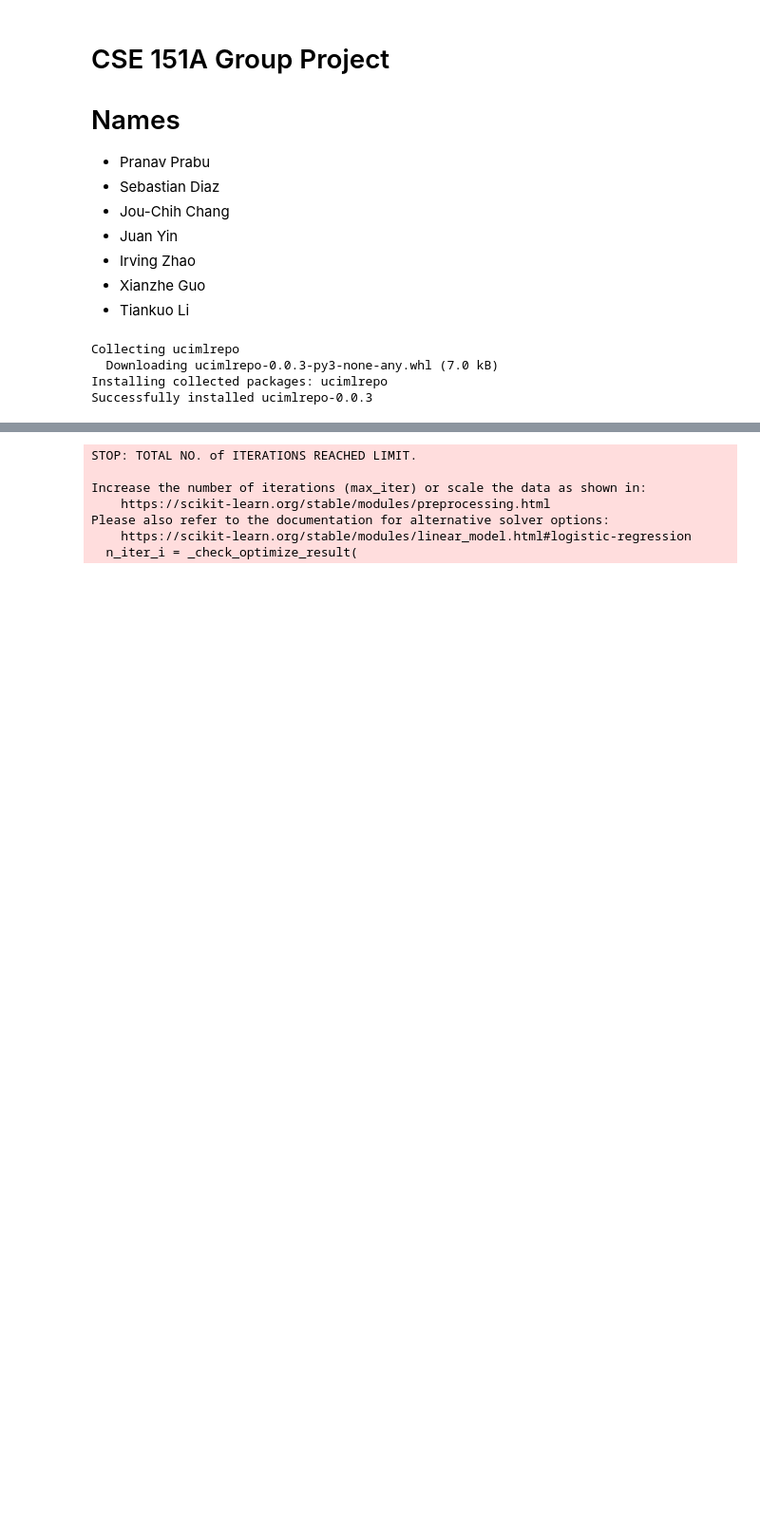
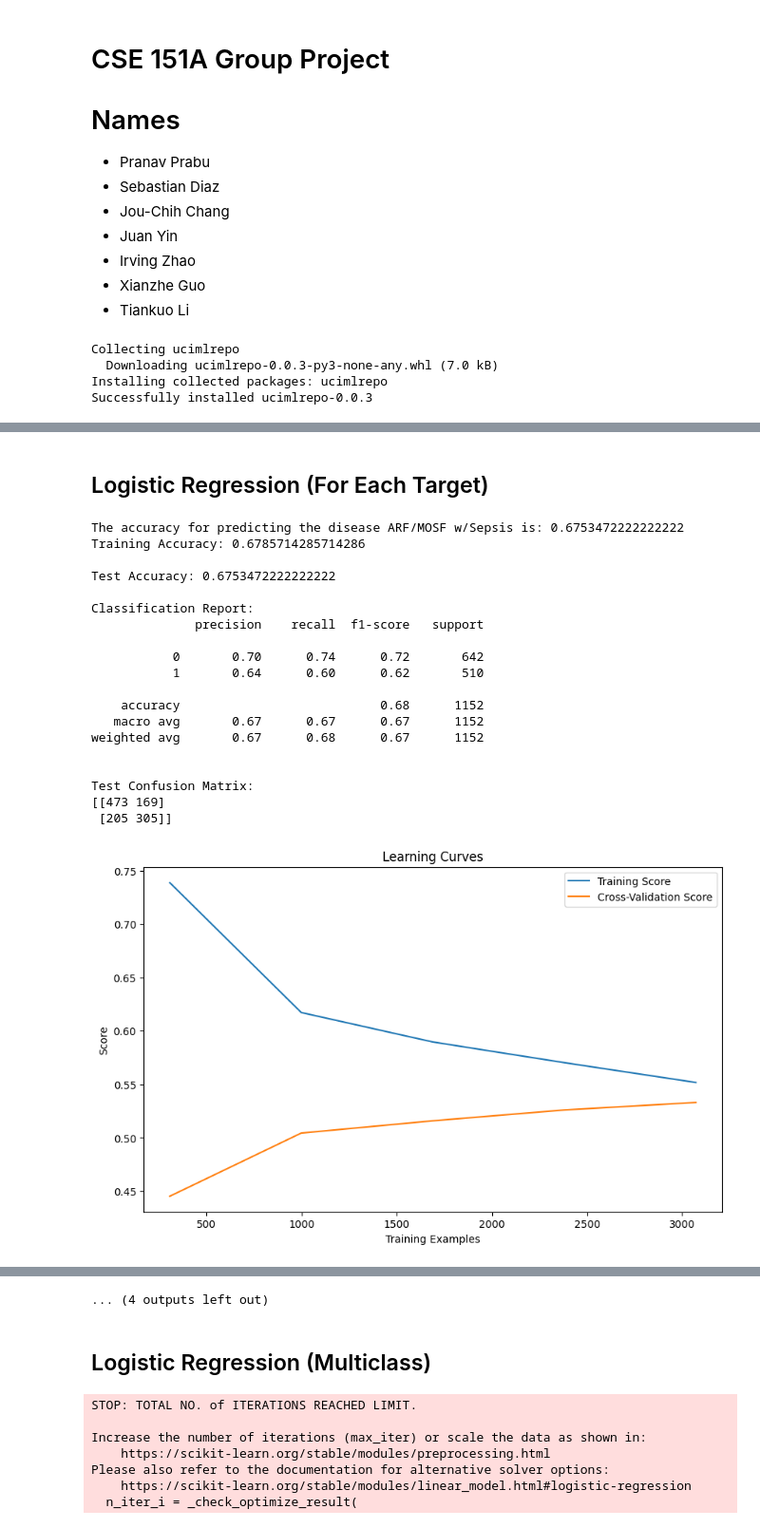
Before and after one commit to sebastian-dv/CSE-151A-Project, a Jupyter notebook: SUPPORT2_Model_1.ipynb, the cells around one changed output, grey strips where cells are left out. Shown at 95% size. Saved outputs shown, nothing was run; the diff lists cells and outputs as text; code cells hidden in the pictures; blank space fills up the shorter version.

```diff
--- a/SUPPORT2_Model_1.ipynb
+++ b/SUPPORT2_Model_1.ipynb
@@ -55,3 +57,73 @@ df['sex'].replace('male', 1, inplace=True)
 # %%
 targets = df['dzgroup']
 features = (df.drop('dzgroup', axis = 1))
+# %% [markdown]
+## Logistic Regression (For Each Target)
+# %%
+targets_ohe = pd.get_dummies(targets)
+# %%
+from sklearn.metrics import accuracy_score, classification_report, confusion_matrix, mean_squared_error
+
+for i in targets_ohe.columns:
+  X_train, X_test, y_train, y_test = train_test_split(features, targets_ohe[i], test_size=0.3, random_state=0)
+  logreg = LogisticRegression(max_iter = 1000, solver = 'liblinear')
+  logregmodel = logreg.fit(X_train, y_train)
+  yhat_train = logreg.predict(X_train)
+  yhat_test = logreg.predict(X_test)
+  print('The accuracy for predicting the disease '+ i + ' is: ' + str(logreg.score(X_test, y_test)))
+
+  train_accuracy = accuracy_score(y_train, yhat_train)
+  print("Training Accuracy:", train_accuracy)
+
+  test_accuracy = accuracy_score(y_test, yhat_test)
+  print("\nTest Accuracy:", test_accuracy)
+
+  print("\nClassification Report:")
+  print(classification_report(y_test, yhat_test))
+
+  conf_matrix = confusion_matrix(y_test, yhat_test)
+  print("\nTest Confusion Matrix:")
+  print(conf_matrix)
+
+  from sklearn.model_selection import learning_curve
+
+  X = features
+  y = targets
+
+  # Assuming you have X, y, and a model
+  train_sizes, train_scores, test_scores = learning_curve(logreg, X, y, cv=5, scoring='accuracy', n_jobs=-1)
+
+  # Calculate mean training and testing scores
+  train_scores_mean = np.mean(train_scores, axis=1)
+  test_scores_mean = np.mean(test_scores, axis=1)
+
+  # Plot learning curves
+  plt.figure(figsize=(10, 6))
+  plt.plot(train_sizes, train_scores_mean, label='Training Score')
+  plt.plot(train_sizes, test_scores_mean, label='Cross-Validation Score')
+  plt.xlabel('Training Examples')
+  plt.ylabel('Score')
+  plt.title('Learning Curves')
+  plt.legend()
+  plt.show()
+# %% [output]
+The accuracy for predicting the disease ARF/MOSF w/Sepsis is: 0.6753472222222222
+Training Accuracy: 0.6785714285714286
+
+Test Accuracy: 0.6753472222222222
+
+Classification Report:
+              precision    recall  f1-score   support
+
+           0       0.70      0.74      0.72       642
+           1       0.64      0.60      0.62       510
+
+    accuracy                           0.68      1152
+   macro avg       0.67      0.67      0.67      1152
+weighted avg       0.67      0.68      0.67      1152
+
+
+Test Confusion Matrix:
+[[473 169]
+ [205 305]]
+[figure, added]
@@ -58,3 +230,6 @@ features = (df.drop('dzgroup', axis = 1))
+... (4 outputs left out)
+# %% [markdown]
+## Logistic Regression (Multiclass)
 # %%
 X_train, X_test, y_train, y_test = train_test_split(features, targets, test_size=0.3, random_state=0)
 logreg = LogisticRegression(max_iter=1000, multi_class='multinomial', solver='lbfgs')
```
Also changed, not shown: parts of 2 cells of this notebook.
